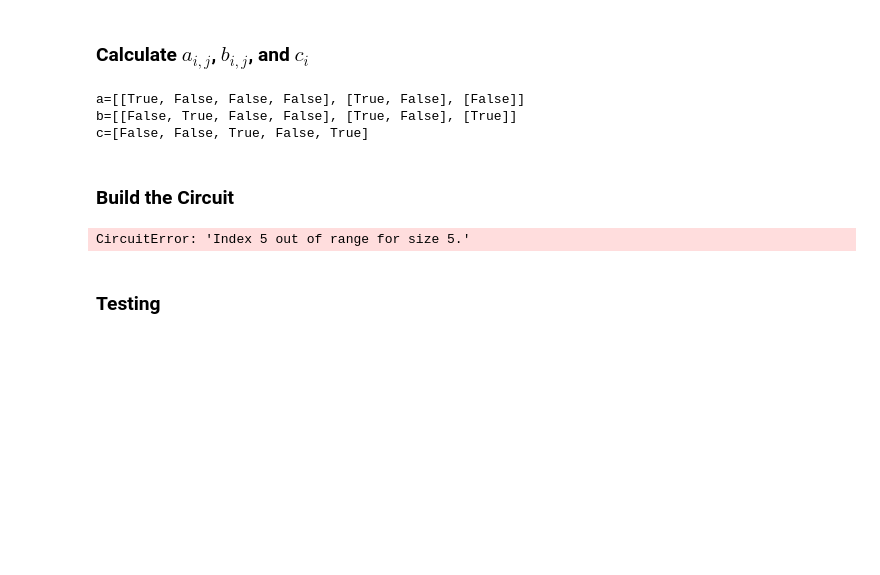
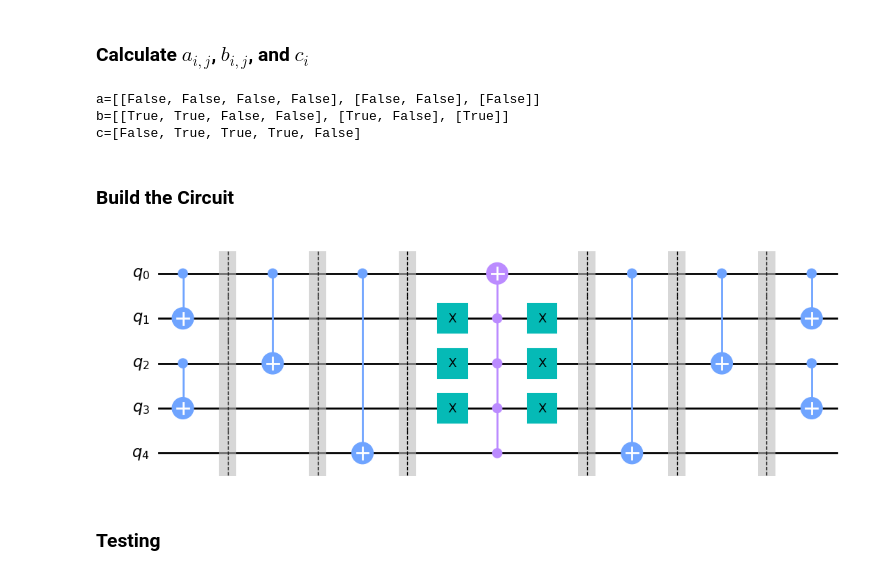
Before and after one commit to MinhThong14/Probability-Amplitude-Swapping, a Jupyter notebook: ImprovedProbabilityAmplitudeTransposition.ipynb, the cells around one changed output. Drawn from its saved outputs; the diff is of its cells as text; code cells hidden in the pictures; blank space fills up the shorter version.

```diff
--- a/ImprovedProbabilityAmplitudeTransposition.ipynb
+++ b/ImprovedProbabilityAmplitudeTransposition.ipynb
@@ -19,9 +19,9 @@ from qiskit.quantum_info import Statevector
 # %% [markdown]
 ### Define Variables
 # %%
-x = 10
-y = 13
-num_bits = 4
+x = 1
+y = 18
+num_bits = 5
 
 if num_bits is None:
     num_bits = int(np.ceil(np.log2(max(x, y))))
@@ -126,17 +126,17 @@ print(f"{a=}")
 print(f"{b=}")
 print(f"{c=}")
 # %% [output]
-a=[[True, False, False, False], [True, False], [False]]
-b=[[False, True, False, False], [True, False], [True]]
-c=[False, False, True, False, True]
+a=[[False, False, False, False], [False, False], [False]]
+b=[[True, True, False, False], [True, False], [True]]
+c=[False, True, True, True, False]
 # %% [markdown]
 ### Build the Circuit
 # %%
 circuit = QuantumCircuit(num_bits)
 
 #Step 1:
-for i in range(num_bits):
-    for j in range(2**(num_bits-i-1)):
+for i in range(m):
+    for j in range(2**(m-i-1)):
         top_bit     = (2**i) * (2*j)
         bottom_bit  = (2**i) * (2*j + 1)
 
@@ -152,37 +152,37 @@ for i in range(num_bits):
 
 #Step 2:
 for k in range(num_bits):
     if c[k]:
         circuit.x(k)
 
 circuit.append(
     MCXGate(num_bits-1),
-    [k for k in range(1, 2**m)]+[0]
+    [k for k in range(1, num_bits)]+[0]
 )
 
 for k in range(num_bits):
     if c[k]:
         circuit.x(k)
 
 #Step 3:
-for i in range(num_bits-1, -1, -1):
+for i in range(m-1, -1, -1):
     circuit.barrier()
-    for j in range(2**(num_bits-i-1)):
+    for j in range(2**(m-i-1)):
         top_bit     = (2**i) * (2*j)
         bottom_bit  = (2**i) * (2*j + 1)
 
         if bottom_bit >= num_bits:
             break
 
         if b[i][j]:
             circuit.cx(top_bit, bottom_bit)
         if a[i][j] and b[i][j]:
             circuit.cx(bottom_bit, top_bit)
 
 
 circuit.draw(output="mpl")
 # %% [output]
-CircuitError: 'Index 5 out of range for size 5.'
+[figure, added]
 # %% [markdown]
 ### Testing
 # %%
```
Also changed, not shown: parts of 1 cell of this notebook, 1 other file.
